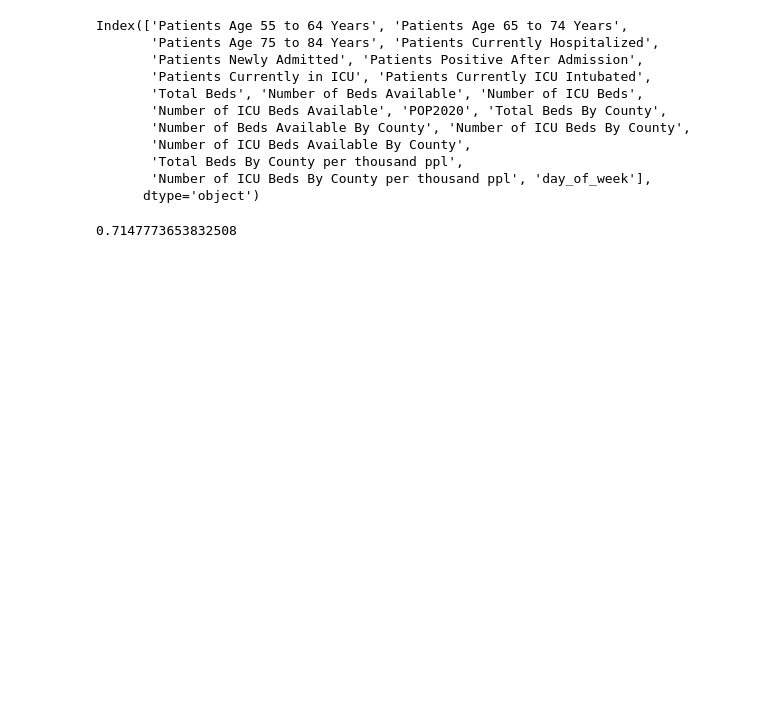
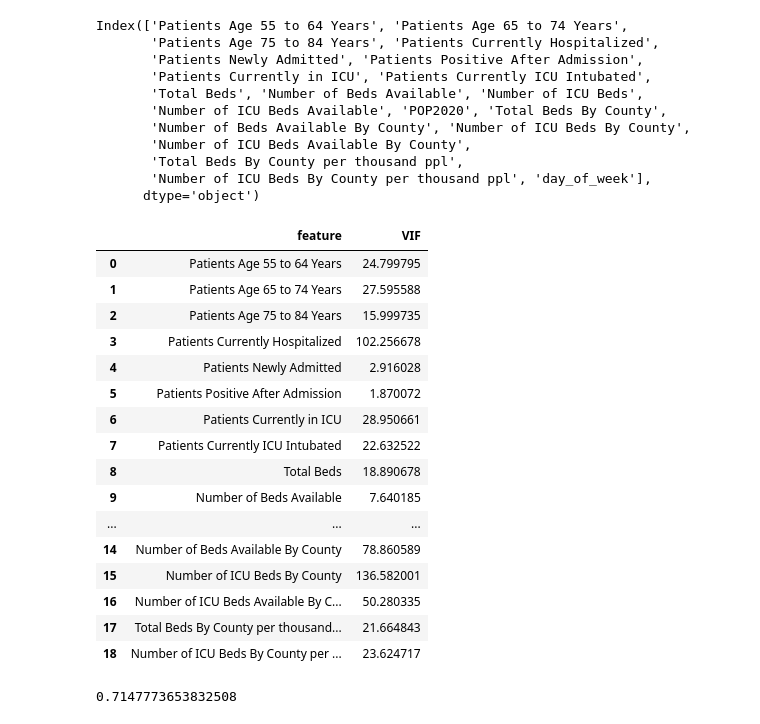
Before and after one commit to AnishaMathur/NY-State-Covid-Analysis, a Jupyter notebook: notebooks/ML.ipynb, the cells around one changed output. Cells and saved outputs as stored; diff of their text form; code cells hidden in the pictures; blank space fills up the shorter version.

```diff
--- a/notebooks/ML.ipynb
+++ b/notebooks/ML.ipynb
@@ -46,6 +47,38 @@ Index(['Patients Age 55 to 64 Years', 'Patients Age 65 to 74 Years',
        'Total Beds By County per thousand ppl',
        'Number of ICU Beds By County per thousand ppl', 'day_of_week'],
       dtype='object')
+# %%
+from statsmodels.stats.outliers_influence import variance_inflation_factor
+
+temp = df_sorted.copy().reset_index().set_index('As of Date')
+cols = temp.columns.drop(['Facility Name', 'Facility County'])
+temp = temp[cols]
+# VIF dataframe
+vif_data = pd.DataFrame()
+vif_data["feature"] = cols
+
+# calculating VIF for each feature
+vif_data["VIF"] = [variance_inflation_factor(temp.values, i)
+                   for i in range(len(cols))]
+vif_data
+# %% [output]
+|  | feature | VIF |
+| 0 | Patients Age 55 to 64 Years | 24.799795 |
+| 1 | Patients Age 65 to 74 Years | 27.595588 |
+| 2 | Patients Age 75 to 84 Years | 15.999735 |
+| 3 | Patients Currently Hospitalized | 102.256678 |
+| 4 | Patients Newly Admitted | 2.916028 |
+| 5 | Patients Positive After Admission | 1.870072 |
+| 6 | Patients Currently in ICU | 28.950661 |
+| 7 | Patients Currently ICU Intubated | 22.632522 |
+| 8 | Total Beds | 18.890678 |
+| 9 | Number of Beds Available | 7.640185 |
+| ... | ... | ... |
+| 14 | Number of Beds Available By County | 78.860589 |
+| 15 | Number of ICU Beds By County | 136.582001 |
+| 16 | Number of ICU Beds Available By C... | 50.280335 |
+| 17 | Total Beds By County per thousand... | 21.664843 |
+| 18 | Number of ICU Beds By County per ... | 23.624717 |
 # %%
 from sklearn.linear_model import LinearRegression
 from sklearn.model_selection import train_test_split
```
Also changed, not shown: parts of 6 cells of this notebook, 9 other files.
